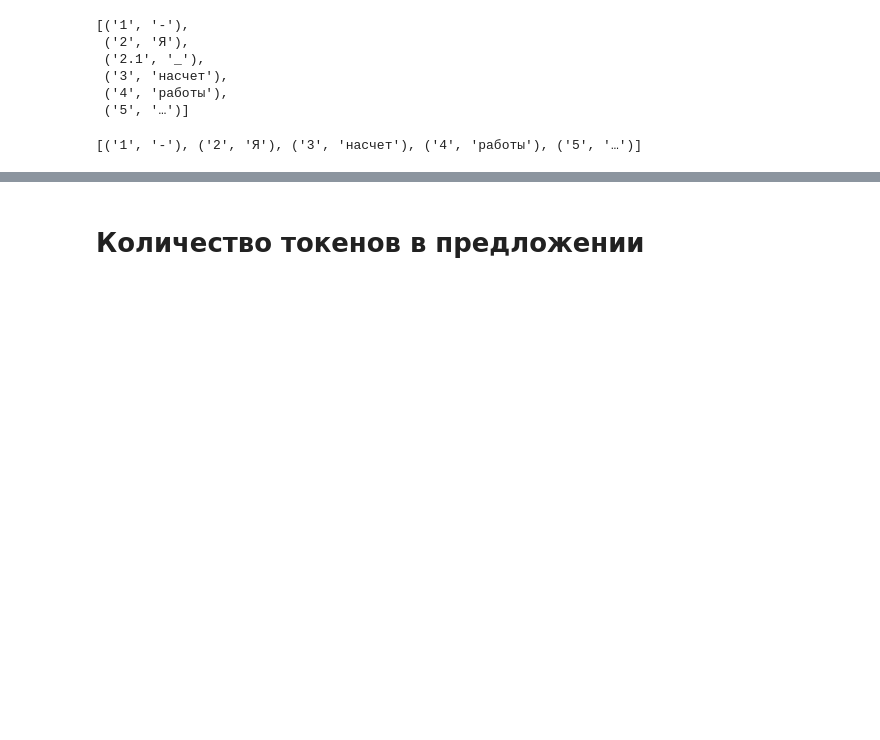
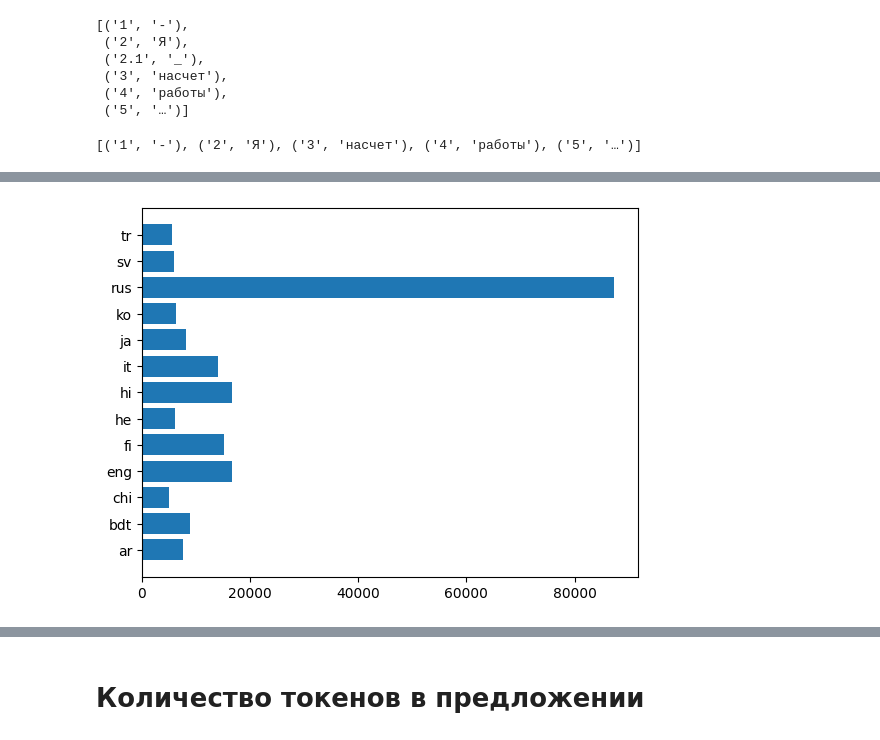
Before and after one commit to Derinhelm/treebank_statistics, a Jupyter notebook: treebank_stat.ipynb, the cells around one changed output, grey strips where cells are left out. Cells and saved outputs as stored; diff of their text form; code cells hidden in the pictures; blank space fills up the shorter version.

```diff
--- a/treebank_stat.ipynb
+++ b/treebank_stat.ipynb
@@ -240,0 +287,6 @@ dict_keys(['rus', 'ar', 'bdt', 'fi', 'he', 'hi', 'it', 'ja', 'ko', 'sv', 'tr', '
+# %%
+plt.barh(languages, [len(sents[lang]) for lang in languages])
+plt.savefig('imgs/dataset_sizes.eps', format='eps', dpi=300)
+plt.show()
+# %% [output]
+[figure, added]
```
Also changed, not shown: parts of 85 cells of this notebook.
